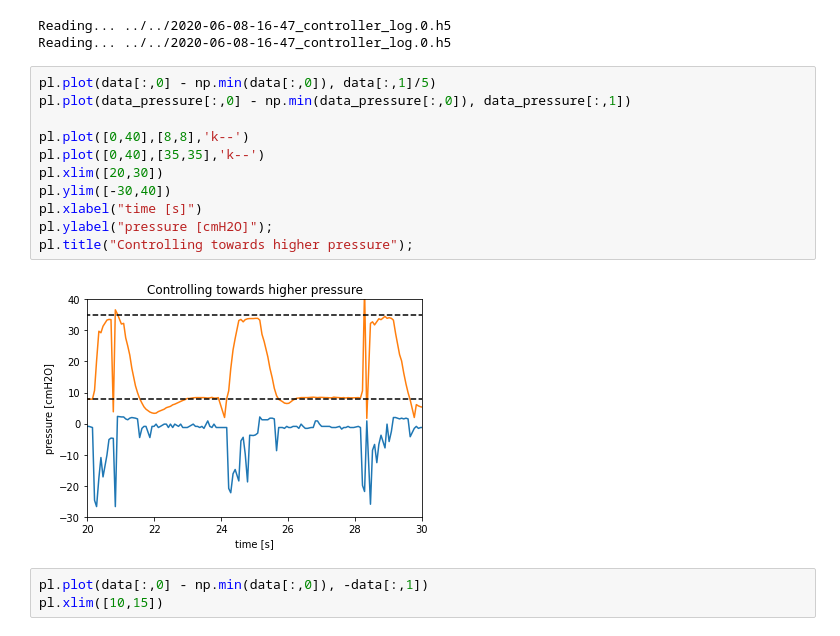
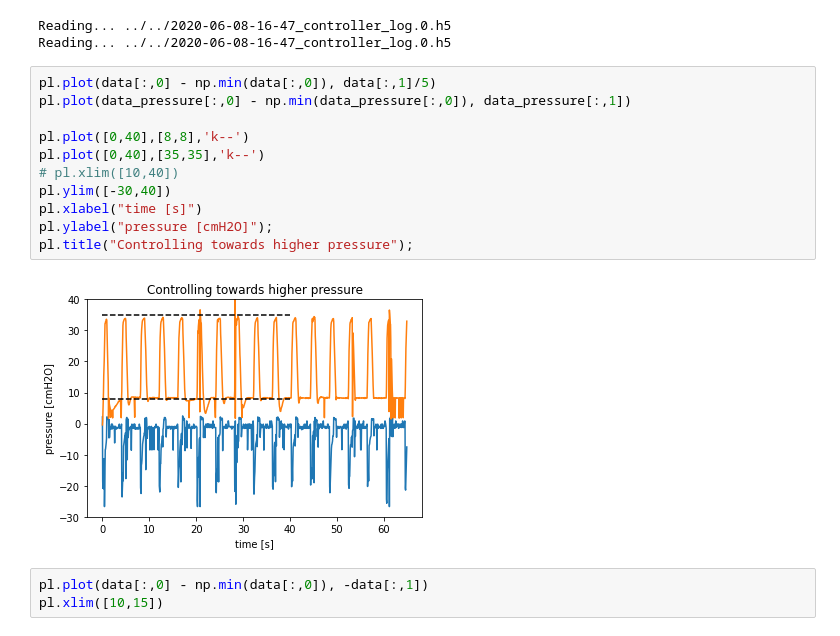
Before and after one commit to CohenLabPrinceton/pvp, a Jupyter notebook: sandbox/HOWTO_PlotData.ipynb, the cells around one changed output. Drawn from its saved outputs; the diff is of its cells as text.

```diff
--- a/sandbox/HOWTO_PlotData.ipynb
+++ b/sandbox/HOWTO_PlotData.ipynb
@@ -80,16 +77,16 @@ Reading... ../../2020-06-08-16-47_controller_log.0.h5
 # %%
 pl.plot(data[:,0] - np.min(data[:,0]), data[:,1]/5)
 pl.plot(data_pressure[:,0] - np.min(data_pressure[:,0]), data_pressure[:,1])
 
 pl.plot([0,40],[8,8],'k--')
 pl.plot([0,40],[35,35],'k--')
-pl.xlim([20,30])
+# pl.xlim([10,40])
 pl.ylim([-30,40])
 pl.xlabel("time [s]")
 pl.ylabel("pressure [cmH2O]");
 pl.title("Controlling towards higher pressure");
 # %% [output]
-[figure, old version]
+[figure, new version]
 # %%
 pl.plot(data[:,0] - np.min(data[:,0]), -data[:,1])
 pl.xlim([10,15])
```
Also changed, not shown: parts of 1 cell of this notebook, 2 other files.
